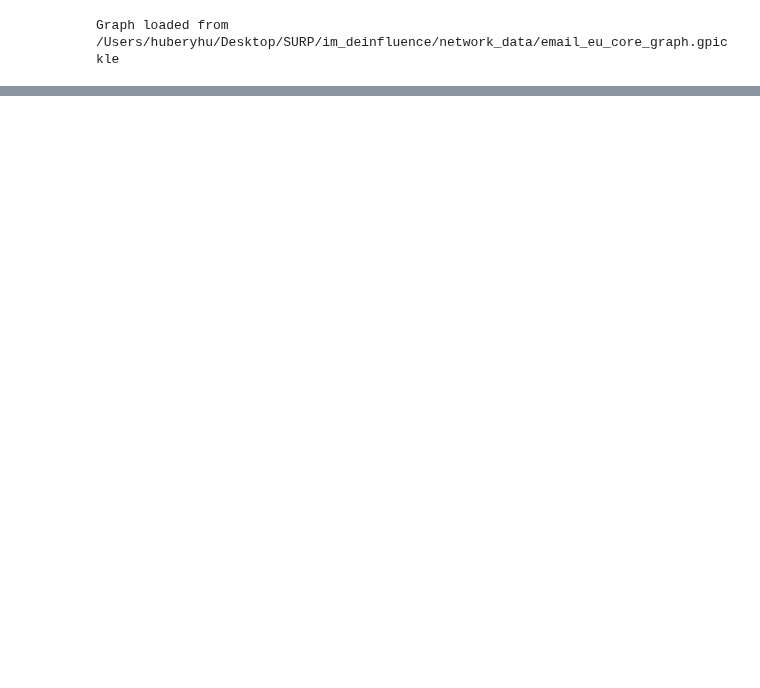
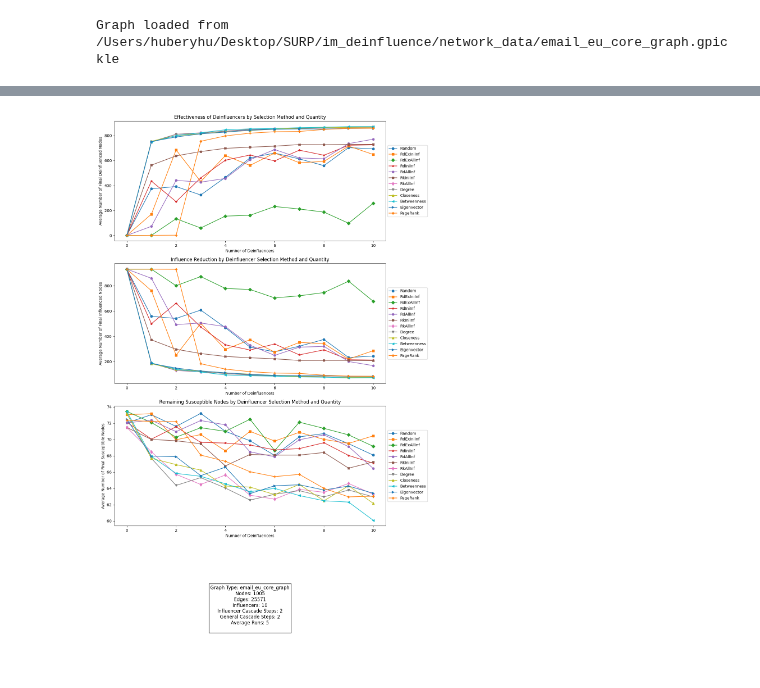
Before and after one commit to huberyhub/im_deinfluence, a Jupyter notebook: exp5/5.4.ipynb, the cells around one changed output, grey strips where cells are left out. Saved outputs shown, nothing was run; the diff lists cells and outputs as text; code cells hidden in the pictures; blank space fills up the shorter version.

```diff
--- a/exp5/5.4.ipynb
+++ b/exp5/5.4.ipynb
@@ -21,10 +22,10 @@ Graph loaded from /Users/huberyhu/Desktop/SURP/im_deinfluence/network_data/email
 # %%
 graph_type = "email_eu_core_graph"
 num_nodes = G.number_of_nodes()
-influencers_cascade_steps = 3
+influencers_cascade_steps = 2
 num_influencers = 10
 k_deinfluencers_ls = [0,1,2,3,4,5,6,7,8,9,10]  # Different values of k to test
-general_cascade_steps = 3
+general_cascade_steps = 2
 num_avg_runs = 5
 num_edges = G.number_of_edges()
 # %%
@@ -131,0 +59,4 @@ plt.show()
+# %%
+ef.plot_deinfluencer_results_exp1(results, G, graph_type, num_nodes, num_edges, num_influencers, influencers_cascade_steps, general_cascade_steps, num_avg_runs)
+# %% [output]
+[figure, added]
```
Also changed, not shown: parts of 3 cells of this notebook, 8 other files.
